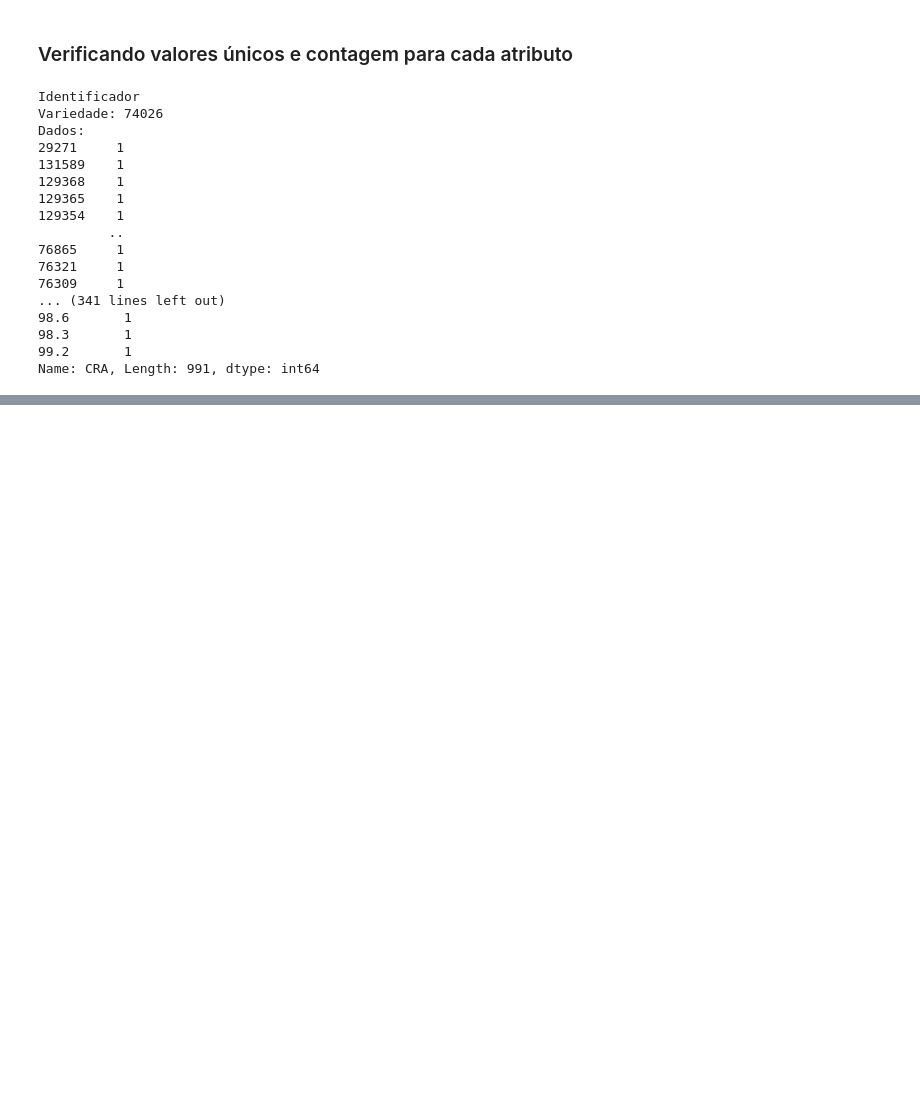
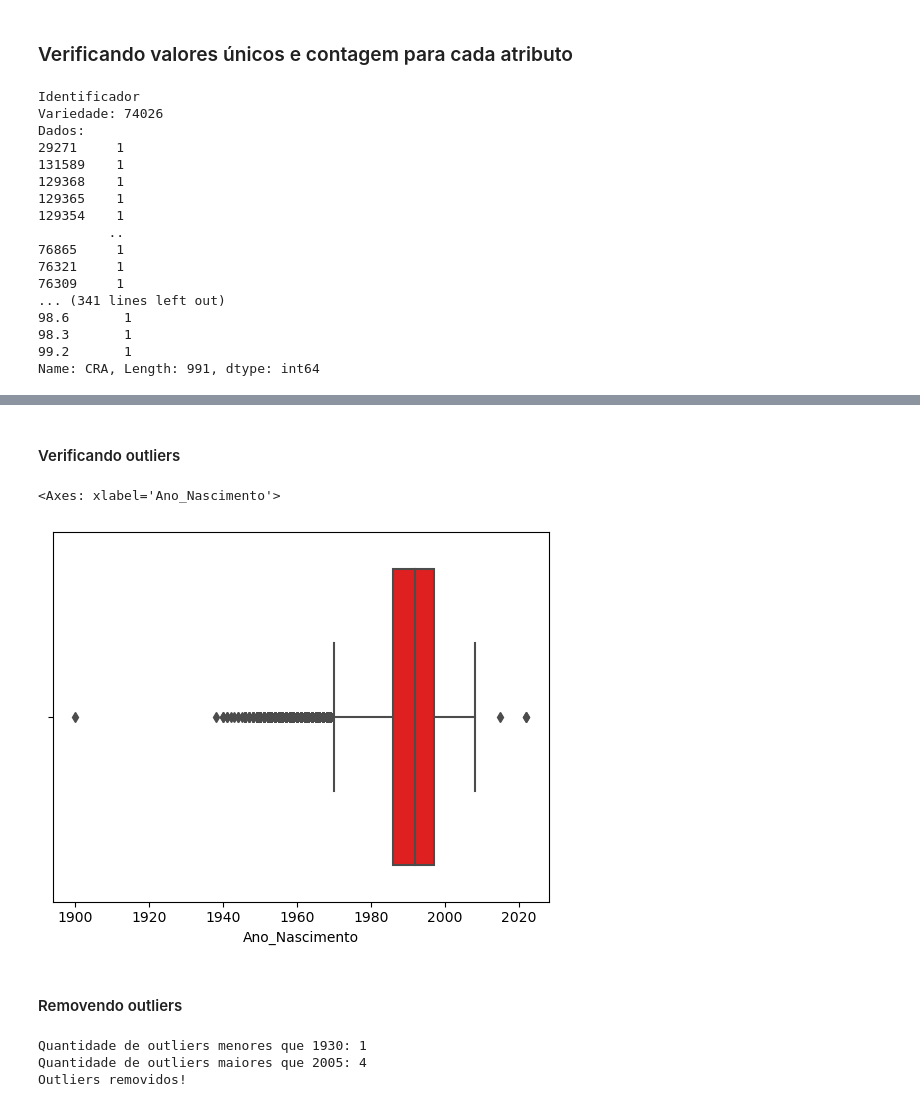
Before and after one commit to Mateus-Henr/Data-Science-TP1, a Jupyter notebook: Entrega_1.ipynb, the cells around one changed output, grey strips where cells are left out. Saved outputs shown, nothing was run; the diff lists cells and outputs as text; code cells hidden in the pictures; blank space fills up the shorter version.

Commit message:
otimização de algumas colunas e dados

```diff
--- a/Entrega_1.ipynb
+++ b/Entrega_1.ipynb
@@ -118,0 +111,2 @@ Name: CRA, Length: 991, dtype: int64
+# %%
+df = dados.copy()
@@ -118,0 +136,27 @@ Name: CRA, Length: 991, dtype: int64
+# %% [markdown]
+#### Verificando outliers
+# %%
+sns.boxplot(x=df['Ano_Nascimento'], color='red')
+# %% [output]
+<Axes: xlabel='Ano_Nascimento'>
+[figure, added]
+# %% [markdown]
+#### Removendo outliers
+# %%
+# Quantidade de outliers
+
+menor1930 = df[df['Ano_Nascimento'] < 1930].shape[0]
+maior2005 = df[df['Ano_Nascimento'] > 2005].shape[0]
+
+print(f"Quantidade de outliers menores que 1930: {menor1930}")
+print(f"Quantidade de outliers maiores que 2005: {maior2005}")
+
+# Removendo outliers
+
+df = df.drop(df[df['Ano_Nascimento'] < 1930].index)
+df = df.drop(df[df['Ano_Nascimento'] > 2005].index)
+print(f"Outliers removidos!")
+# %% [output]
+Quantidade de outliers menores que 1930: 1
+Quantidade de outliers maiores que 2005: 4
+Outliers removidos!
```
Also changed, not shown: parts of 49 cells of this notebook.
